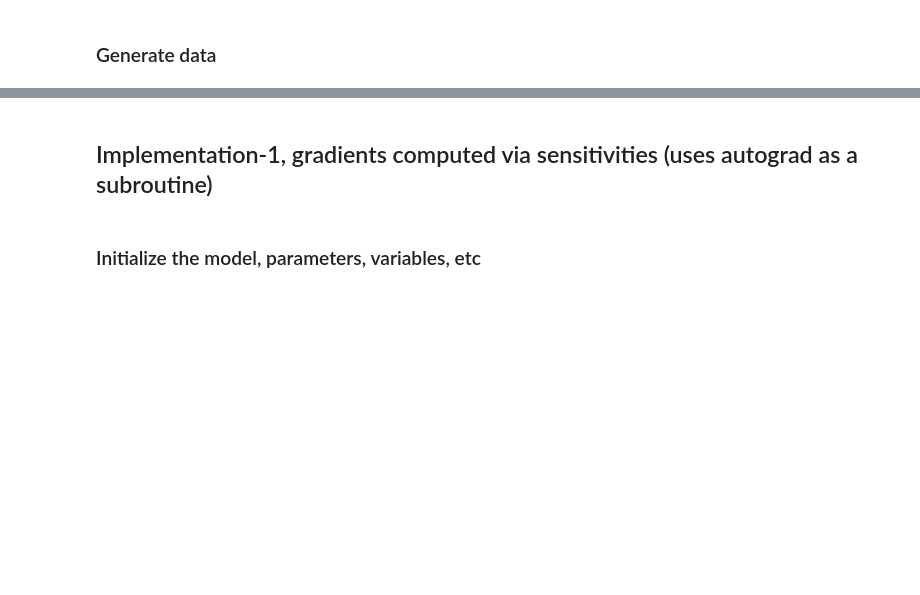
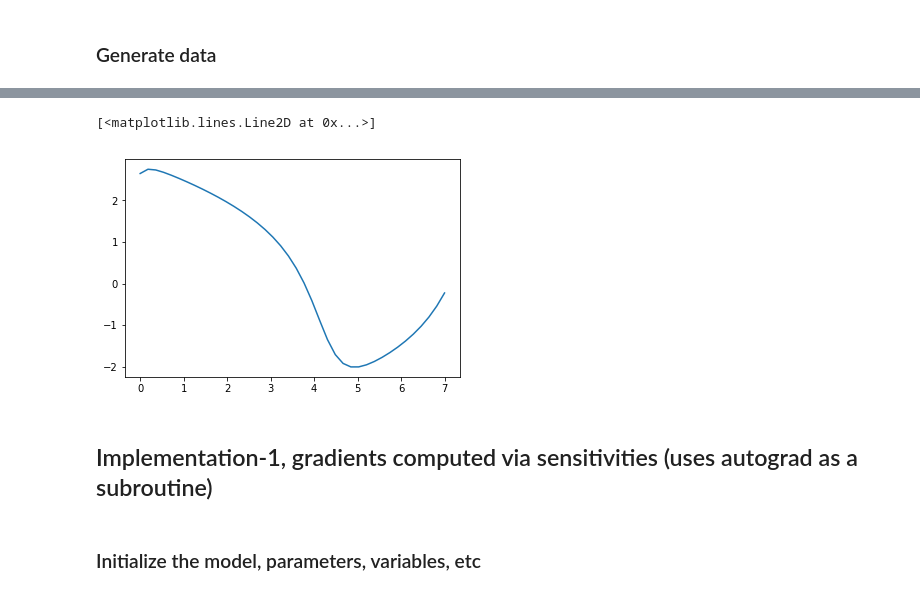
Before and after one commit to jaivardhankapoor/bayesian-ode, a Jupyter notebook: notebooks/jai/gp.ipynb, the cells around one changed output, grey strips where cells are left out. Saved outputs shown, nothing was run; the diff lists cells and outputs as text; code cells hidden in the pictures; blank space fills up the shorter version.

```diff
--- a/notebooks/jai/gp.ipynb
+++ b/notebooks/jai/gp.ipynb
@@ -71,3 +83,8 @@ for i in range(X.shape[0]):
+# %%
+plt.plot(t.numpy(), X[1,:,0])
+# %% [output]
+[<matplotlib.lines.Line2D at 0x...>]
+[figure, added]
 # %% [markdown]
 ## Implementation-1, gradients computed via sensitivities (uses autograd as a subroutine)
 # %%
```
Also changed, not shown: parts of 15 cells of this notebook, 2 other files.
